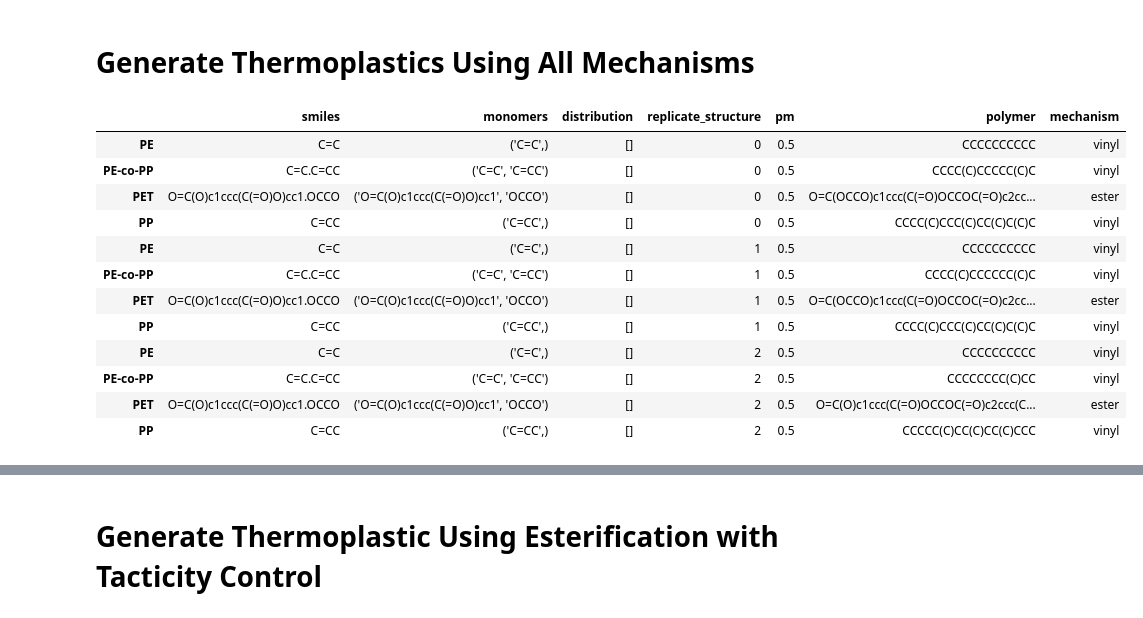
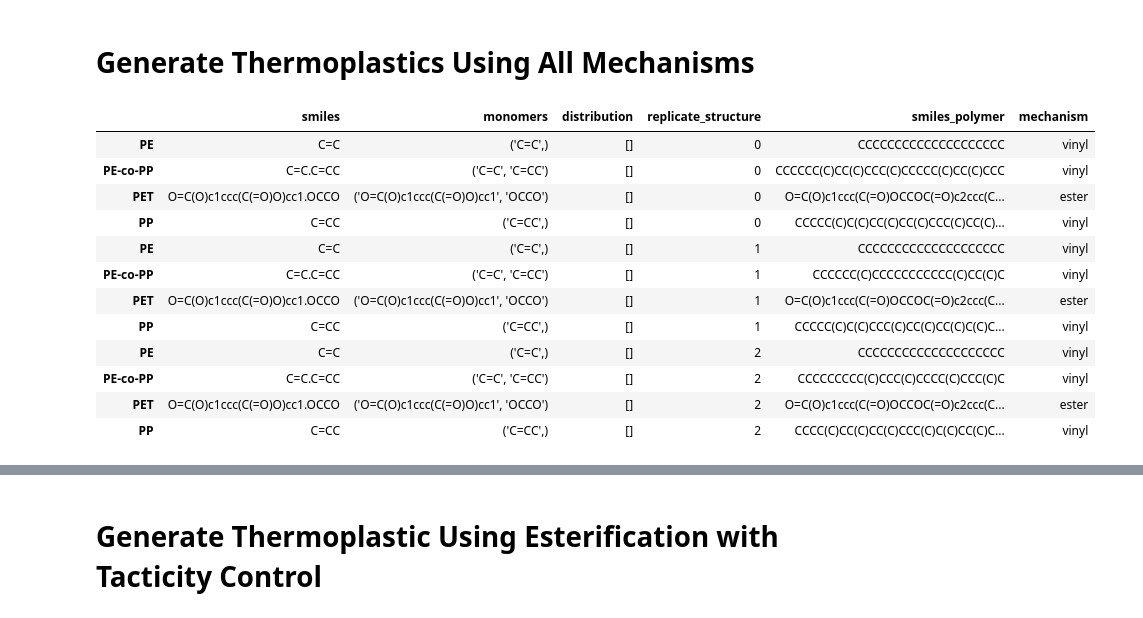
Before and after one commit to NREL/m2p, a Jupyter notebook: examples/Example for Creating Thermoplastic Structures.ipynb, the cells around one changed output, grey strips where cells are left out. Drawn from its saved outputs; the diff is of its cells as text; code cells hidden in the pictures.

```diff
--- a/examples/Example for Creating Thermoplastic Structures.ipynb
+++ b/examples/Example for Creating Thermoplastic Structures.ipynb
@@ -9,29 +9,29 @@ pm = PolyMaker()
 # %%
 # create dataset
 data = pd.DataFrame({'smiles':['C=C','C=CC','O=C(O)c1ccc(C(=O)O)cc1.OCCO','C=C.C=CC']},
                     index=['PE','PP','PET','PE-co-PP'])
 
 # get monomers from smiiles strings
 data['monomers'] = data.smiles.apply(lambda s: pm.get_monomers(s))
 
 # polymerize
-data = pm.thermoplastic(data,DP=5,mechanism='all',replicate_structures=3)
+data = pm.thermoplastic(data,DP=10,mechanism='all',replicate_structures=3)
 
 # output
 data.head(12)
 # %% [output]
-|  | smiles | monomers | distribution | replicate_structure | pm | polymer | mechanism |
-| PE | C=C | ('C=C',) | [] | 0 | 0.5 | CCCCCCCCCC | vinyl |
-| PE-co-PP | C=C.C=CC | ('C=C', 'C=CC') | [] | 0 | 0.5 | CCCC(C)CCCCC(C)C | vinyl |
-| PET | O=C(O)c1ccc(C(=O)O)cc1.OCCO | ('O=C(O)c1ccc(C(=O)O)cc1', 'OCCO') | [] | 0 | 0.5 | O=C(OCCO)c1ccc(C(=O)OCCOC(=O)c2cc... | ester |
-| PP | C=CC | ('C=CC',) | [] | 0 | 0.5 | CCCC(C)CCC(C)CC(C)C(C)C | vinyl |
-| PE | C=C | ('C=C',) | [] | 1 | 0.5 | CCCCCCCCCC | vinyl |
-| PE-co-PP | C=C.C=CC | ('C=C', 'C=CC') | [] | 1 | 0.5 | CCCC(C)CCCCCC(C)C | vinyl |
-| PET | O=C(O)c1ccc(C(=O)O)cc1.OCCO | ('O=C(O)c1ccc(C(=O)O)cc1', 'OCCO') | [] | 1 | 0.5 | O=C(OCCO)c1ccc(C(=O)OCCOC(=O)c2cc... | ester |
-| PP | C=CC | ('C=CC',) | [] | 1 | 0.5 | CCCC(C)CCC(C)CC(C)C(C)C | vinyl |
-| PE | C=C | ('C=C',) | [] | 2 | 0.5 | CCCCCCCCCC | vinyl |
-| PE-co-PP | C=C.C=CC | ('C=C', 'C=CC') | [] | 2 | 0.5 | CCCCCCCC(C)CC | vinyl |
-| PET | O=C(O)c1ccc(C(=O)O)cc1.OCCO | ('O=C(O)c1ccc(C(=O)O)cc1', 'OCCO') | [] | 2 | 0.5 | O=C(O)c1ccc(C(=O)OCCOC(=O)c2ccc(C... | ester |
-| PP | C=CC | ('C=CC',) | [] | 2 | 0.5 | CCCCC(C)CC(C)CC(C)CCC | vinyl |
+|  | smiles | monomers | distribution | replicate_structure | smiles_polymer | mechanism |
+| PE | C=C | ('C=C',) | [] | 0 | CCCCCCCCCCCCCCCCCCCC | vinyl |
+| PE-co-PP | C=C.C=CC | ('C=C', 'C=CC') | [] | 0 | CCCCCC(C)CC(C)CCC(C)CCCCC(C)CC(C)CCC | vinyl |
+| PET | O=C(O)c1ccc(C(=O)O)cc1.OCCO | ('O=C(O)c1ccc(C(=O)O)cc1', 'OCCO') | [] | 0 | O=C(O)c1ccc(C(=O)OCCOC(=O)c2ccc(C... | ester |
+| PP | C=CC | ('C=CC',) | [] | 0 | CCCCC(C)C(C)CC(C)CC(C)CCC(C)CC(C)... | vinyl |
+| PE | C=C | ('C=C',) | [] | 1 | CCCCCCCCCCCCCCCCCCCC | vinyl |
+| PE-co-PP | C=C.C=CC | ('C=C', 'C=CC') | [] | 1 | CCCCCC(C)CCCCCCCCCCC(C)CC(C)C | vinyl |
+| PET | O=C(O)c1ccc(C(=O)O)cc1.OCCO | ('O=C(O)c1ccc(C(=O)O)cc1', 'OCCO') | [] | 1 | O=C(O)c1ccc(C(=O)OCCOC(=O)c2ccc(C... | ester |
+| PP | C=CC | ('C=CC',) | [] | 1 | CCCCC(C)C(C)CCC(C)CC(C)CC(C)C(C)C... | vinyl |
+| PE | C=C | ('C=C',) | [] | 2 | CCCCCCCCCCCCCCCCCCCC | vinyl |
+| PE-co-PP | C=C.C=CC | ('C=C', 'C=CC') | [] | 2 | CCCCCCCCC(C)CCC(C)CCCC(C)CCC(C)C | vinyl |
+| PET | O=C(O)c1ccc(C(=O)O)cc1.OCCO | ('O=C(O)c1ccc(C(=O)O)cc1', 'OCCO') | [] | 2 | O=C(O)c1ccc(C(=O)OCCOC(=O)c2ccc(C... | ester |
+| PP | C=CC | ('C=CC',) | [] | 2 | CCCC(C)CC(C)CC(C)CCC(C)C(C)CC(C)C... | vinyl |
 # %%
 # draw
```
Also changed, not shown: parts of 2 cells of this notebook.
